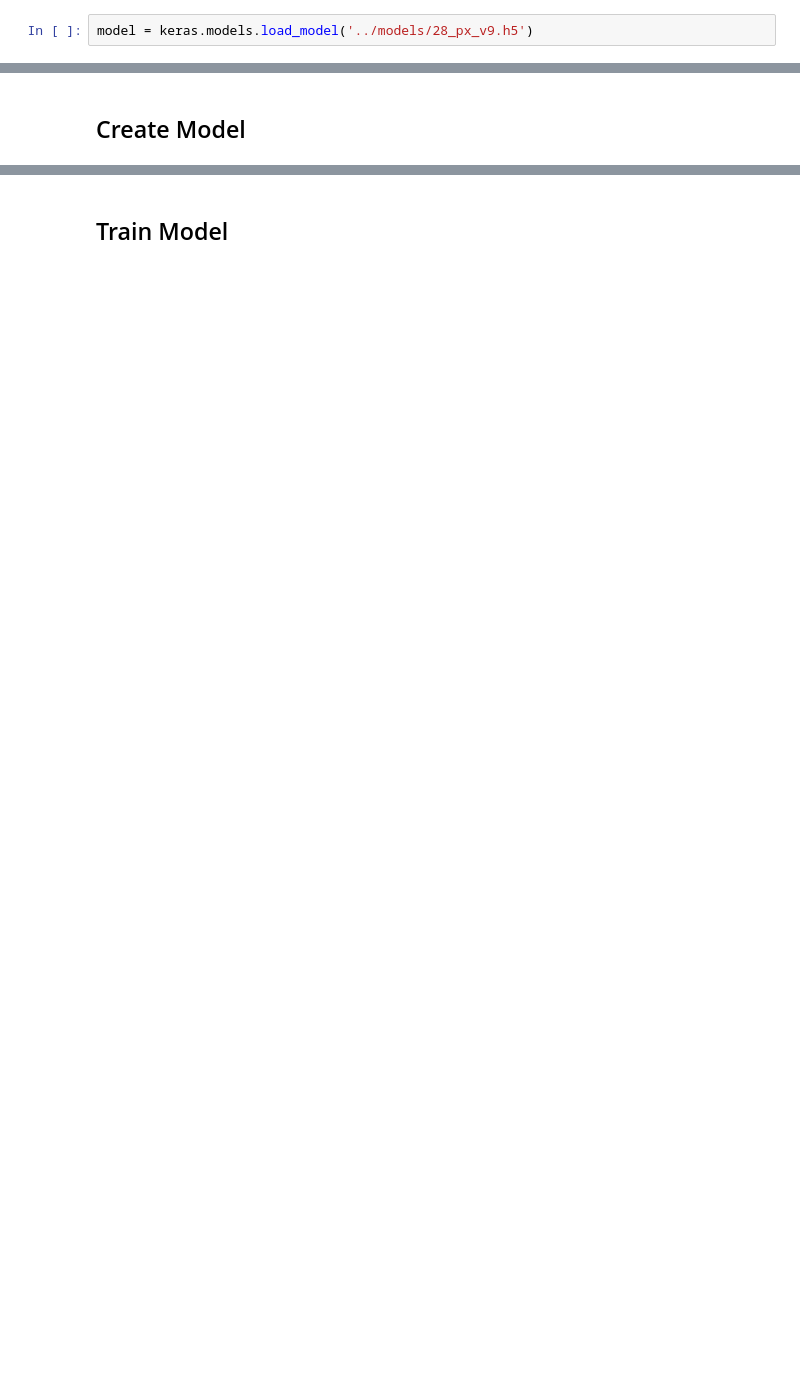
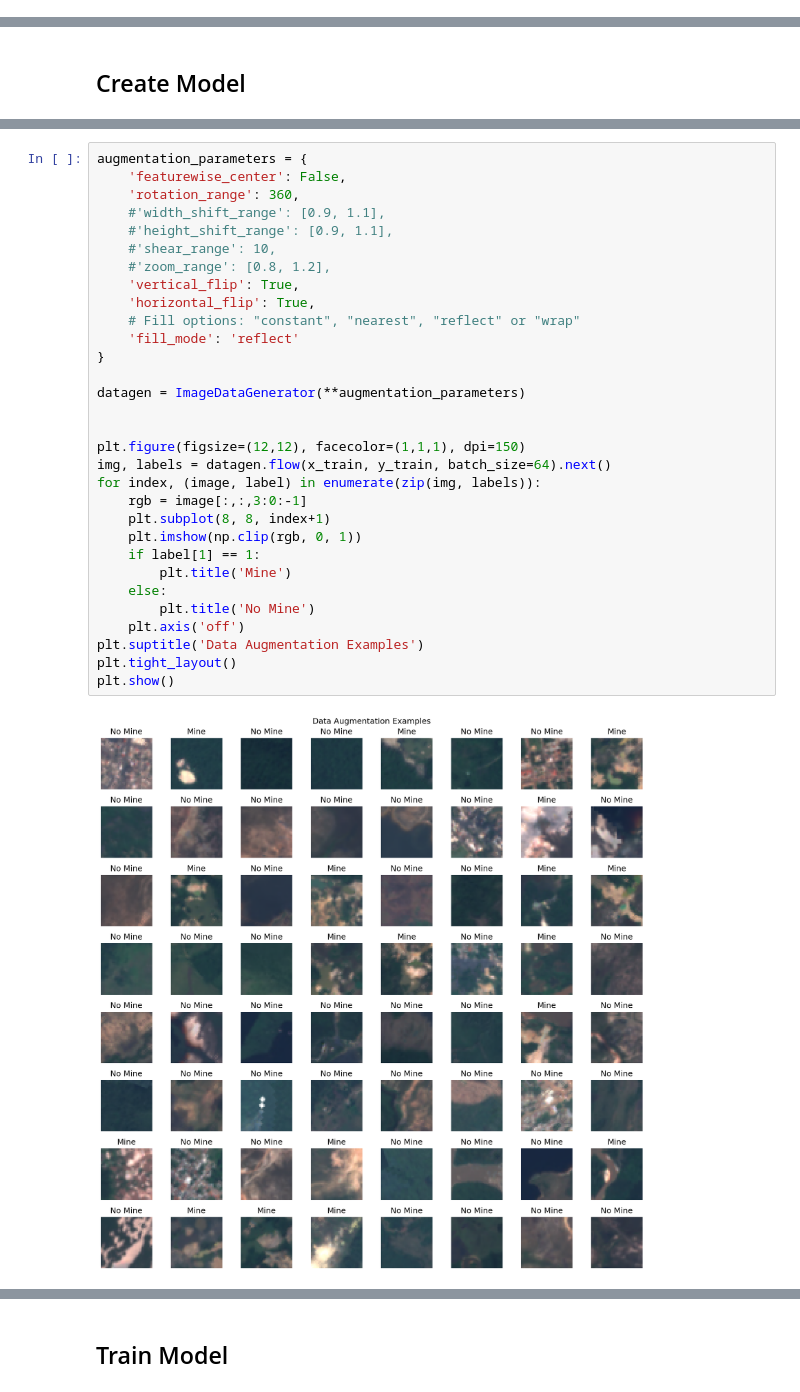
Before and after one commit to earthrise-media/mining-detector, a Jupyter notebook: notebooks/train_model.ipynb, the cells around one changed output, grey strips where cells are left out. Cells and saved outputs as stored; diff of their text form; blank space fills up the shorter version.

```diff
--- a/notebooks/train_model.ipynb
+++ b/notebooks/train_model.ipynb
@@ -29,2 +28,0 @@ mosaics, raster_info = dl_utils.download_mosaics(sites[0]['geometry'], '2019-05-
-# %%
-model = keras.models.load_model('../models/28_px_v9.h5')
@@ -126,3 +137,36 @@ Input Shape: (28, 28, 12)
+# %%
+augmentation_parameters = {
+    'featurewise_center': False,
+    'rotation_range': 360,
+    #'width_shift_range': [0.9, 1.1],
+    #'height_shift_range': [0.9, 1.1],
+    #'shear_range': 10,
+    #'zoom_range': [0.8, 1.2],
+    'vertical_flip': True,
+    'horizontal_flip': True,
+    # Fill options: "constant", "nearest", "reflect" or "wrap"
+    'fill_mode': 'reflect'
+}
+
+datagen = ImageDataGenerator(**augmentation_parameters)
+
+
+plt.figure(figsize=(12,12), facecolor=(1,1,1), dpi=150)
+img, labels = datagen.flow(x_train, y_train, batch_size=64).next()
+for index, (image, label) in enumerate(zip(img, labels)):
+    rgb = image[:,:,3:0:-1]
+    plt.subplot(8, 8, index+1)
+    plt.imshow(np.clip(rgb, 0, 1))
+    if label[1] == 1:
+        plt.title('Mine')
+    else:
+        plt.title('No Mine')
+    plt.axis('off')
+plt.suptitle('Data Augmentation Examples')
+plt.tight_layout()
+plt.show()
+# %% [output]
+[figure, added]
 # %%
 model = keras.Sequential([
         keras.Input(shape=input_shape),
```
Also changed, not shown: parts of 23 cells of this notebook, 16 other files.
